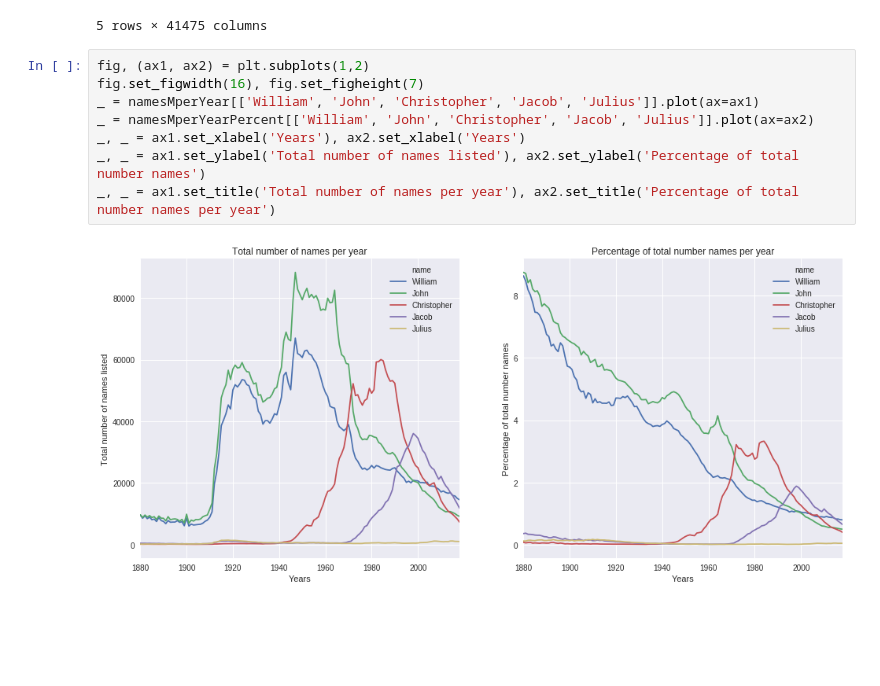
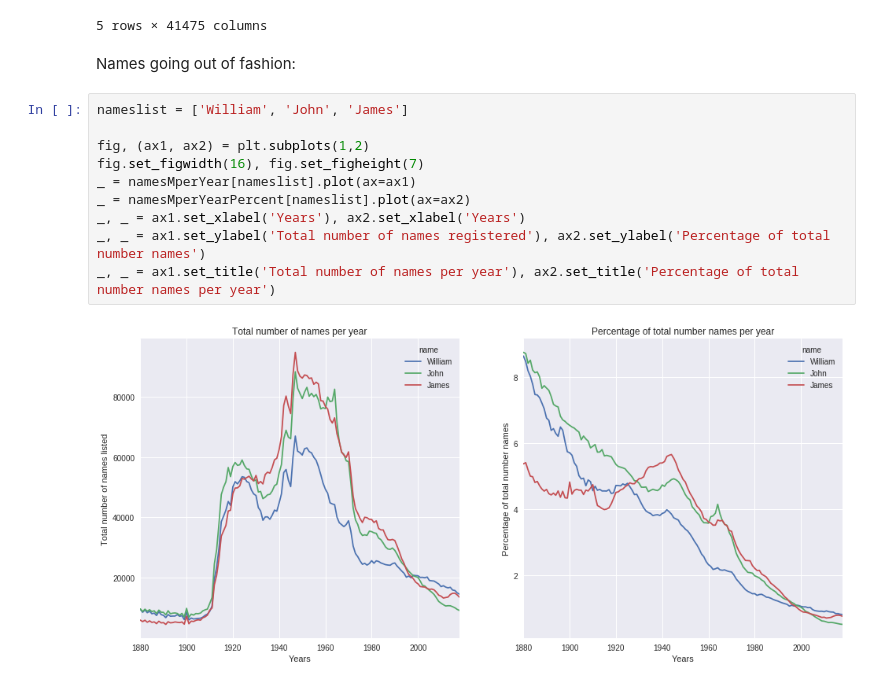
Before and after one commit to danj7/popular_baby_names, a Jupyter notebook: Baby Names - Names coming and going.ipynb, the cells around one changed output. Cells and saved outputs as stored; diff of their text form; blank space fills up the shorter version.

```diff
--- a/Baby Names - Names coming and going.ipynb
+++ b/Baby Names - Names coming and going.ipynb
@@ -112,13 +128,17 @@ namesMperYear.tail()
 | 2017 | 11.0 | 0.0 | 0.0 | 18.0 | 8.0 | 15.0 | 241.0 | 7.0 | 31.0 | 6.0 | ... | ... |
 | 2018 | 7.0 | 6.0 | 5.0 | 19.0 | 0.0 | 10.0 | 171.0 | 0.0 | 25.0 | 8.0 | ... | ... |
 5 rows × 41475 columns
+# %% [markdown]
+Names going out of fashion:
 # %%
+nameslist = ['William', 'John', 'James']
+
 fig, (ax1, ax2) = plt.subplots(1,2)
 fig.set_figwidth(16), fig.set_figheight(7)
-_ = namesMperYear[['William', 'John', 'Christopher', 'Jacob', 'Julius']].plot(ax=ax1)
-_ = namesMperYearPercent[['William', 'John', 'Christopher', 'Jacob', 'Julius']].plot(ax=ax2)
+_ = namesMperYear[nameslist].plot(ax=ax1)
+_ = namesMperYearPercent[nameslist].plot(ax=ax2)
 _, _ = ax1.set_xlabel('Years'), ax2.set_xlabel('Years')
-_, _ = ax1.set_ylabel('Total number of names listed'), ax2.set_ylabel('Percentage of total number names')
+_, _ = ax1.set_ylabel('Total number of names registered'), ax2.set_ylabel('Percentage of total number names')
 _, _ = ax1.set_title('Total number of names per year'), ax2.set_title('Percentage of total number names per year')
 # %% [output]
-[figure, old version]
+[figure, new version]
```
Also changed, not shown: parts of 38 cells of this notebook, 3 other files.
